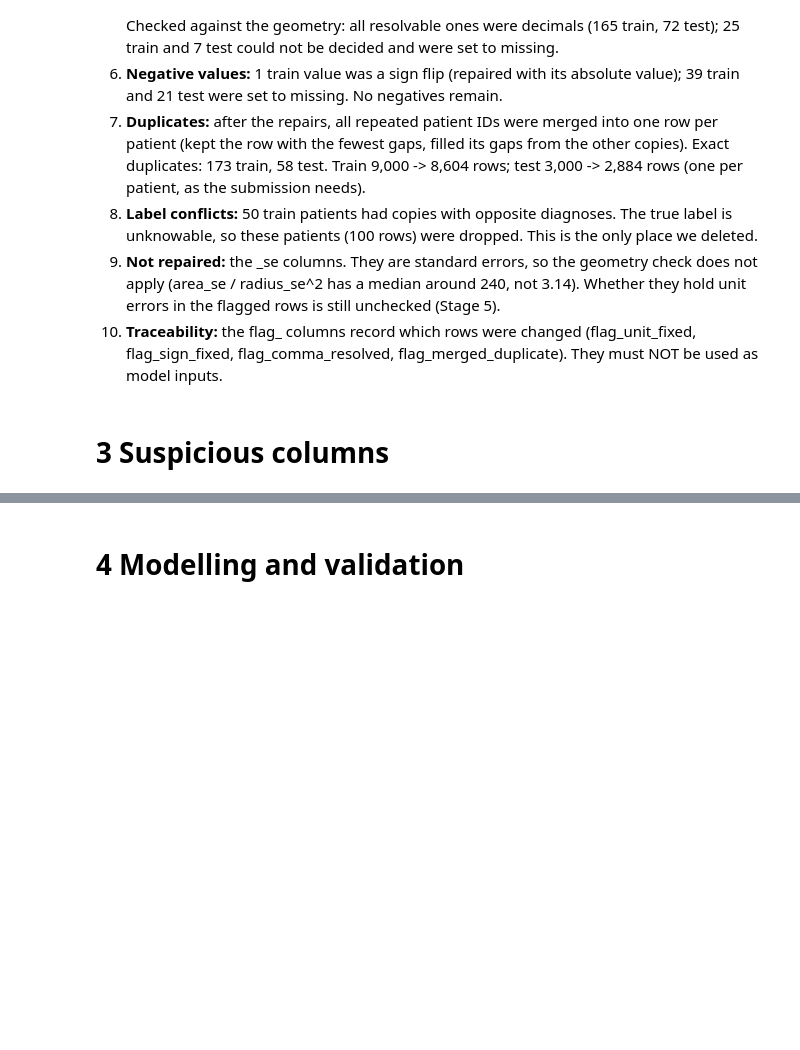
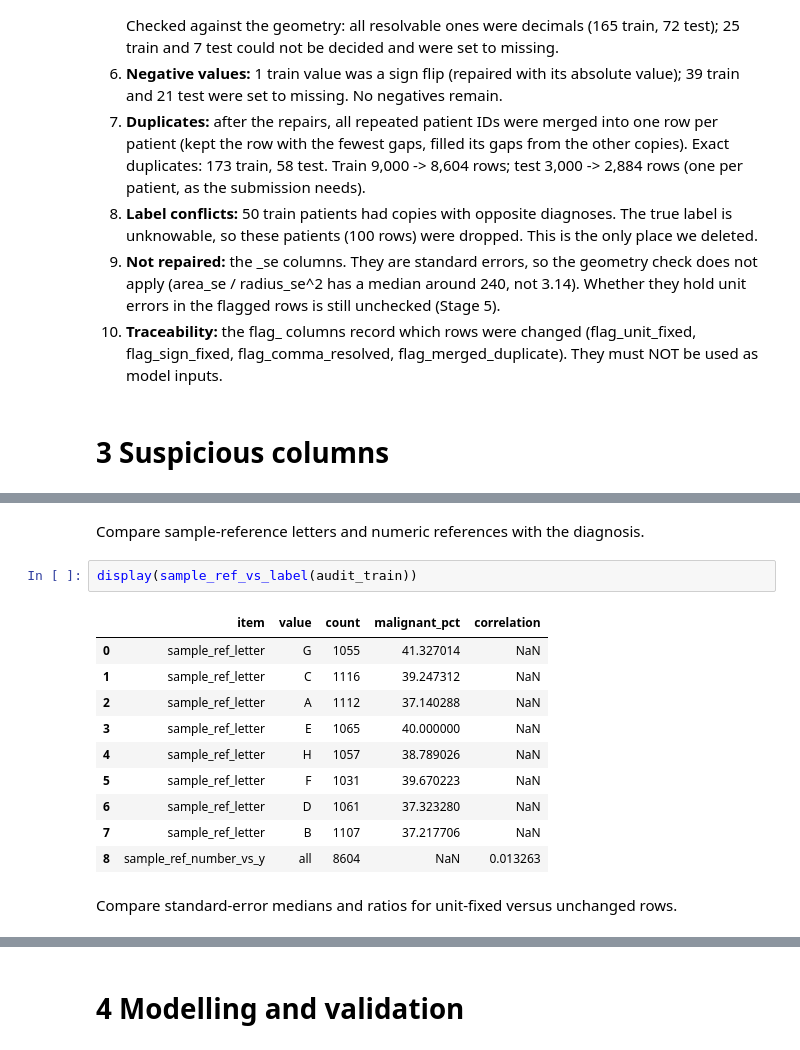
Before and after one commit to JHT127/pink-ai-hackathon, a Jupyter notebook: notebooks/main.ipynb, the cells around one changed output, grey strips where cells are left out. Drawn from its saved outputs; the diff is of its cells as text; blank space fills up the shorter version.

```diff
--- a/notebooks/main.ipynb
+++ b/notebooks/main.ipynb
@@ -743,0 +807,17 @@ Structural problems (relationships between columns), repaired rather than delete
+# %% [markdown]
+Compare sample-reference letters and numeric references with the diagnosis.
+# %%
+display(sample_ref_vs_label(audit_train))
+# %% [output]
+|  | item | value | count | malignant_pct | correlation |
+| 0 | sample_ref_letter | G | 1055 | 41.327014 | NaN |
+| 1 | sample_ref_letter | C | 1116 | 39.247312 | NaN |
+| 2 | sample_ref_letter | A | 1112 | 37.140288 | NaN |
+| 3 | sample_ref_letter | E | 1065 | 40.000000 | NaN |
+| 4 | sample_ref_letter | H | 1057 | 38.789026 | NaN |
+| 5 | sample_ref_letter | F | 1031 | 39.670223 | NaN |
+| 6 | sample_ref_letter | D | 1061 | 37.323280 | NaN |
+| 7 | sample_ref_letter | B | 1107 | 37.217706 | NaN |
+| 8 | sample_ref_number_vs_y | all | 8604 | NaN | 0.013263 |
+# %% [markdown]
+Compare standard-error medians and ratios for unit-fixed versus unchanged rows.
```
Also changed, not shown: parts of 12 cells of this notebook, 3 other files.
